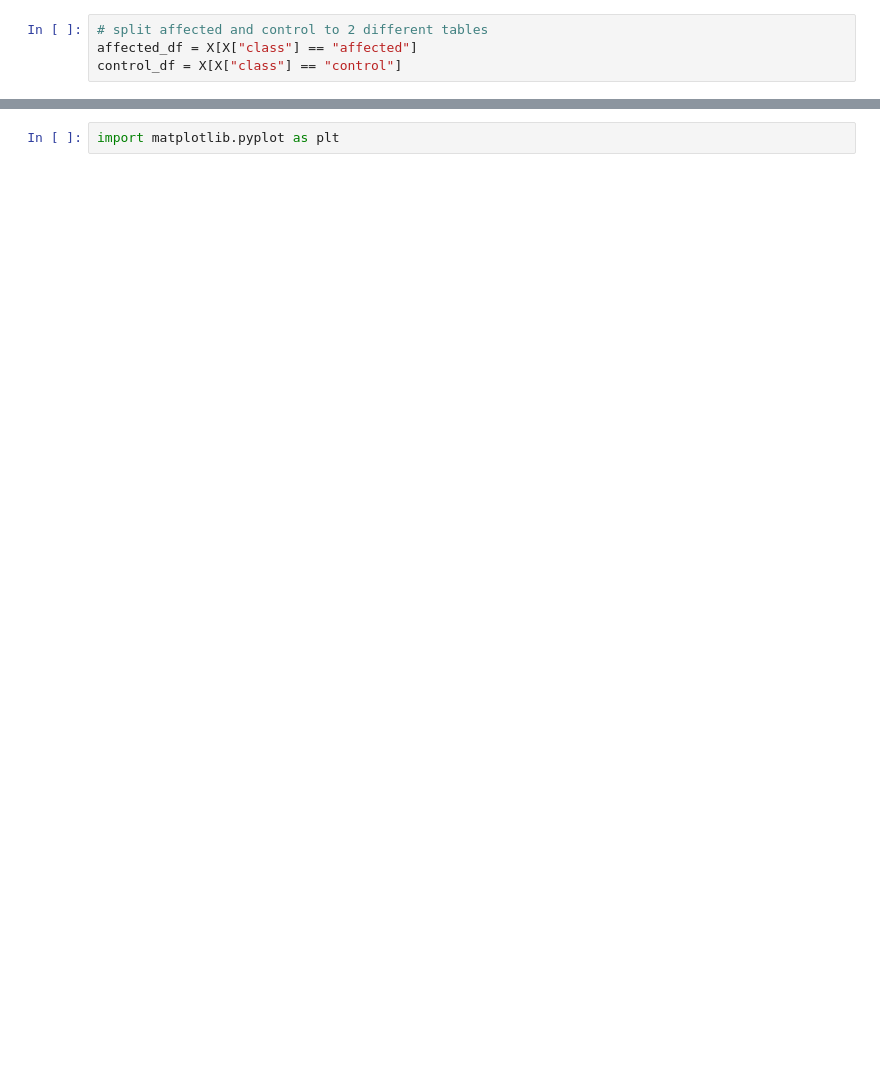
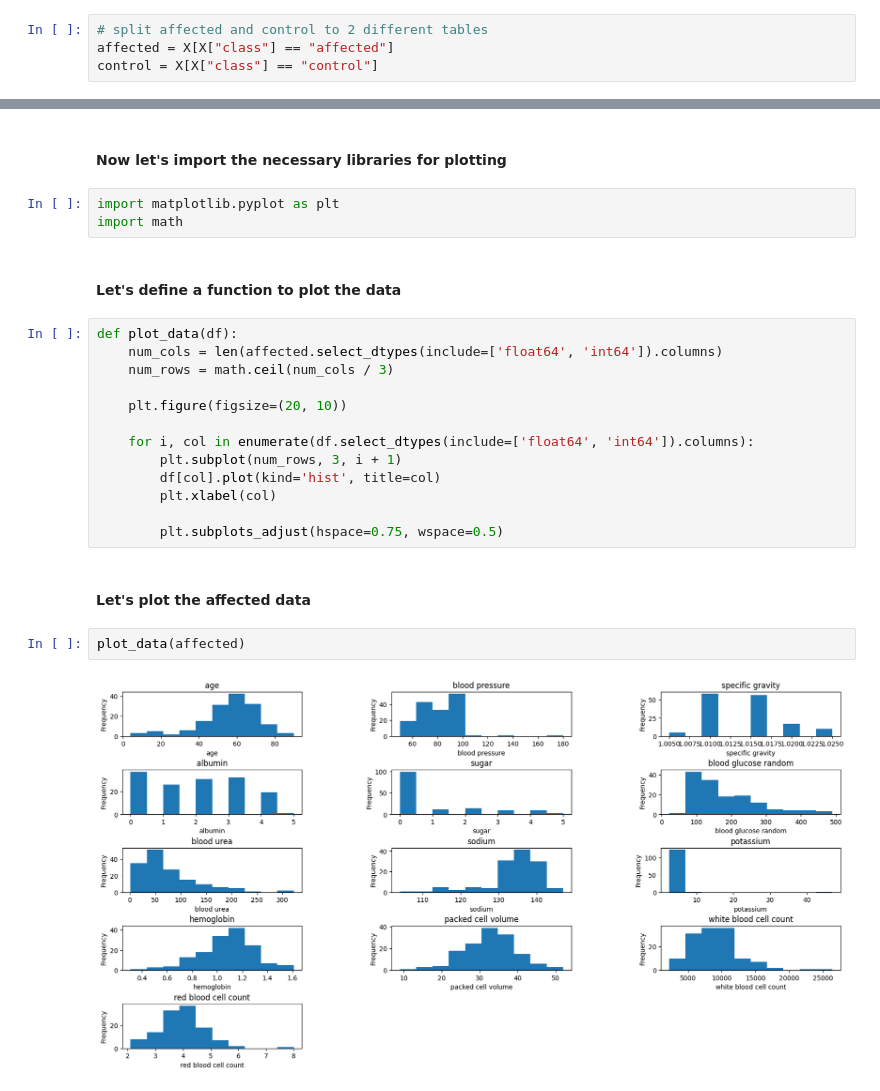
Before and after one commit to Group-6-Software-Development/Data-Handling-and-Machine-Learning, a Jupyter notebook: home_assignments/task1_data_pre_processing.ipynb, the cells around one changed output, grey strips where cells are left out. Saved outputs shown, nothing was run; the diff lists cells and outputs as text; blank space fills up the shorter version.

```diff
--- a/home_assignments/task1_data_pre_processing.ipynb
+++ b/home_assignments/task1_data_pre_processing.ipynb
@@ -212,4 +150,4 @@ X.describe(include='all')
 # %%
 # split affected and control to 2 different tables
-affected_df = X[X["class"] == "affected"]
-control_df = X[X["class"] == "control"]
+affected = X[X["class"] == "affected"]
+control = X[X["class"] == "control"]
@@ -250,2 +184,26 @@ control_df
+# %% [markdown]
+#### Now let's import the necessary libraries for plotting
 # %%
 import matplotlib.pyplot as plt
+import math
+# %% [markdown]
+#### Let's define a function to plot the data
+# %%
+def plot_data(df):
+    num_cols = len(affected.select_dtypes(include=['float64', 'int64']).columns)
+    num_rows = math.ceil(num_cols / 3)
+
+    plt.figure(figsize=(20, 10))
+
+    for i, col in enumerate(df.select_dtypes(include=['float64', 'int64']).columns):
+        plt.subplot(num_rows, 3, i + 1)
+        df[col].plot(kind='hist', title=col)
+        plt.xlabel(col)
+
+        plt.subplots_adjust(hspace=0.75, wspace=0.5)
+# %% [markdown]
+#### Let's plot the affected data
+# %%
+plot_data(affected)
+# %% [output]
+[figure, added]
```
Also changed, not shown: parts of 53 cells of this notebook, 1 other file.
